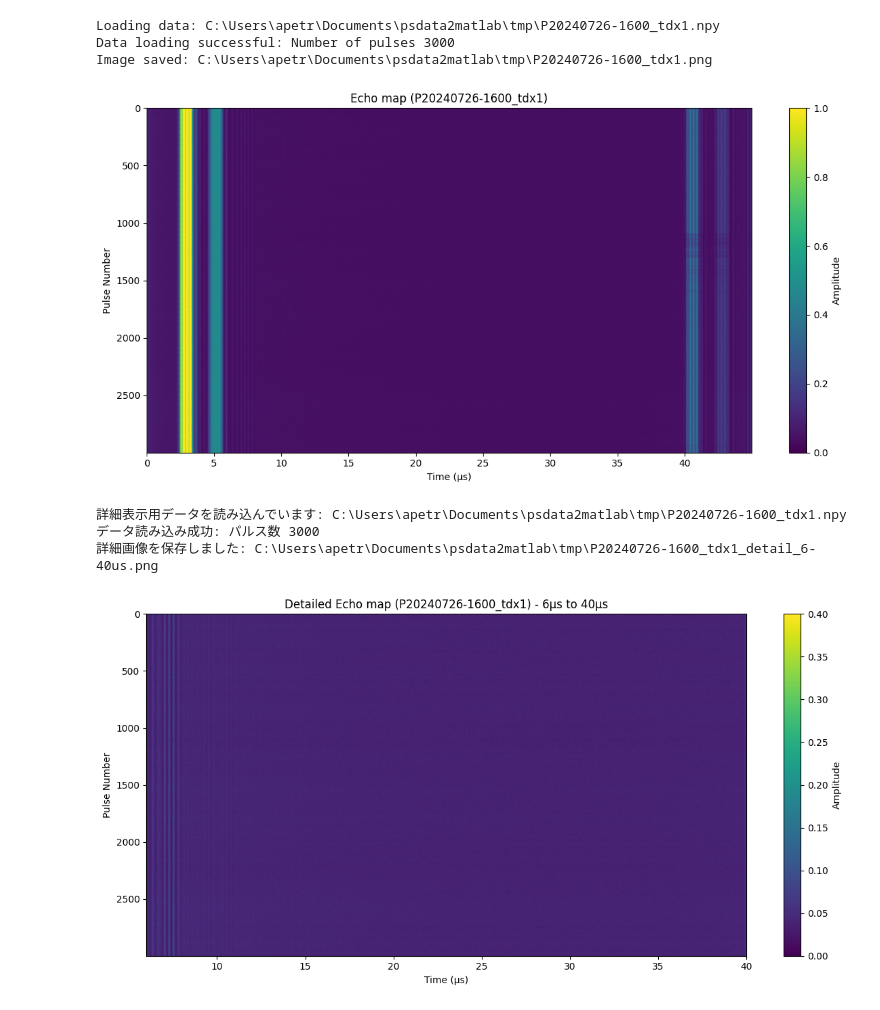
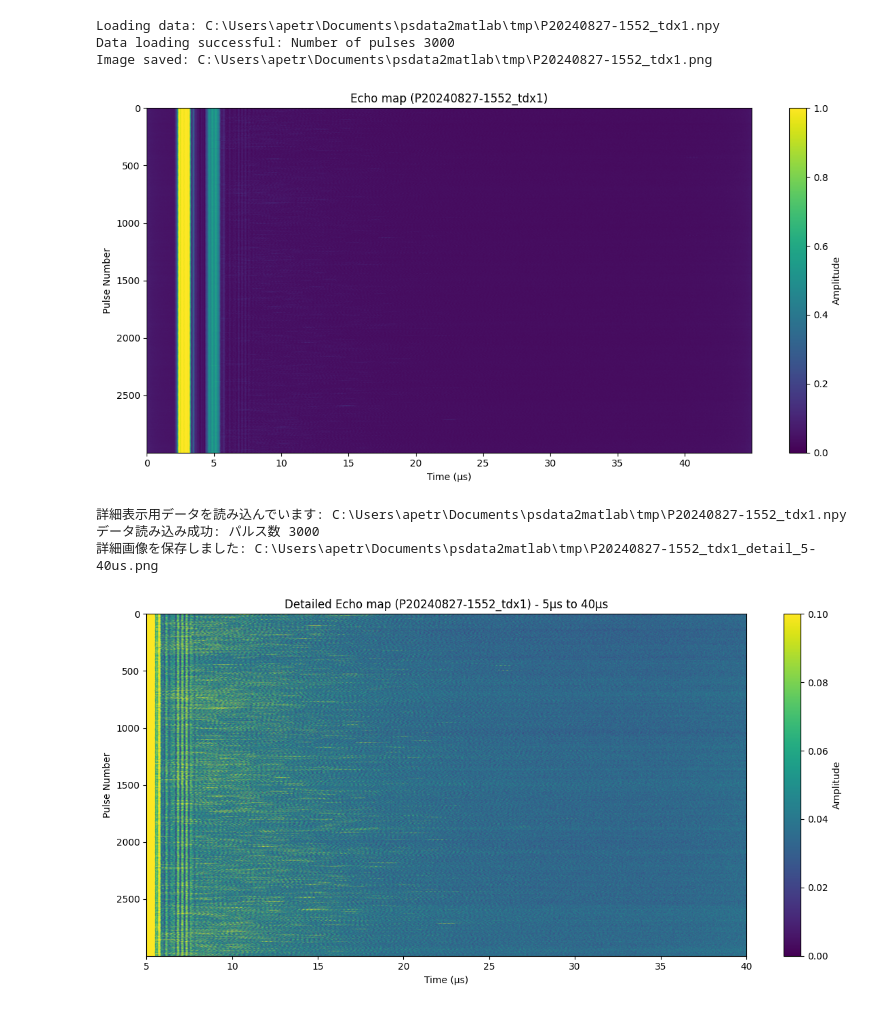
Before and after one commit to yymgc2003/psdata2matlab, a Jupyter notebook: sandbox.ipynb, the cells around one changed output. Cells and saved outputs as stored; diff of their text form; code cells hidden in the pictures.

Commit message:
detai image generation

```diff
--- a/sandbox.ipynb
+++ b/sandbox.ipynb
@@ -74,7 +74,7 @@ def generate_image_from_npy(npy_file_path, output_dir=None):
 # Jupyter notebookでは引数解析が正しく動作しないため
 
 # 例示用のファイルパス
-example_file = "C:\\Users\\apetr\\Documents\\psdata2matlab\\tmp\\P20240726-1600_tdx1.npy"
+example_file = "C:\\Users\\apetr\\Documents\\psdata2matlab\\tmp\\P20240827-1552_tdx1.npy"
 example_output = "C:\\Users\\apetr\\Documents\\psdata2matlab\\tmp"
 
 # 使用するファイルパスと出力ディレクトリを直接指定
@@ -88,10 +88,10 @@ generate_image_from_npy(npy_file, output_dir)
 # 保存し、コマンドラインから実行してください。
 # 例: python bin2img.py path/to/file.npy --output_dir path/to/output
 # %% [output]
-Loading data: C:\Users\apetr\Documents\psdata2matlab\tmp\P20240726-1600_tdx1.npy
+Loading data: C:\Users\apetr\Documents\psdata2matlab\tmp\P20240827-1552_tdx1.npy
 Data loading successful: Number of pulses 3000
-Image saved: C:\Users\apetr\Documents\psdata2matlab\tmp\P20240726-1600_tdx1.png
+Image saved: C:\Users\apetr\Documents\psdata2matlab\tmp\P20240827-1552_tdx1.png
-[figure, old version]
+[figure, new version]
 # %%
 def generate_detailed_image_from_npy(npy_file_path, time_start=6, time_end=40, amplitude_max=0.4, output_dir=None):
     """
@@ -148,36 +148,36 @@ def generate_detailed_image_from_npy(npy_file_path, time_start=6, time_end=40, a
             # 入力ファイル名から出力ファイル名を生成
             base_filename = os.path.basename(npy_file_path)
             base_name = os.path.splitext(base_filename)[0]
             plt.title(f'Detailed Echo map ({base_name}) - {time_start}μs to {time_end}μs')
             plt.tight_layout()
 
             # 画像を保存する
             if output_dir is not None:
                 # 出力ディレクトリが存在しない場合は作成
                 os.makedirs(output_dir, exist_ok=True)
 
                 # 出力ファイル名を生成
                 output_filename = f"{base_name}_detail_{time_start}-{time_end}us.png"
                 output_path = os.path.join(output_dir, output_filename)
 
                 # 画像を保存
                 plt.savefig(output_path)
                 print(f"詳細画像を保存しました: {output_path}")
 
             plt.show()
         else:
             print("警告: 時間軸データが空です。詳細プロットを作成できません。")
 
     except Exception as e:
         print(f"エラーが発生しました: {e}")
         return None
 
 # 詳細表示の例
-generate_detailed_image_from_npy(npy_file, time_start=6, time_end=40, amplitude_max=0.4, output_dir=output_dir)
+generate_detailed_image_from_npy(npy_file, time_start=5, time_end=40, amplitude_max=0.1, output_dir=output_dir)
 # %% [output]
-詳細表示用データを読み込んでいます: C:\Users\apetr\Documents\psdata2matlab\tmp\P20240726-1600_tdx1.npy
+詳細表示用データを読み込んでいます: C:\Users\apetr\Documents\psdata2matlab\tmp\P20240827-1552_tdx1.npy
 データ読み込み成功: パルス数 3000
-詳細画像を保存しました: C:\Users\apetr\Documents\psdata2matlab\tmp\P20240726-1600_tdx1_detail_6-40us.png
+詳細画像を保存しました: C:\Users\apetr\Documents\psdata2matlab\tmp\P20240827-1552_tdx1_detail_5-40us.png
-[figure, old version]
+[figure, new version]
 # %%
 from src import generate_image_from_npy,generate_detailed_image_from_npy
```
Also changed, not shown: parts of 3 cells of this notebook, 5 other files.
